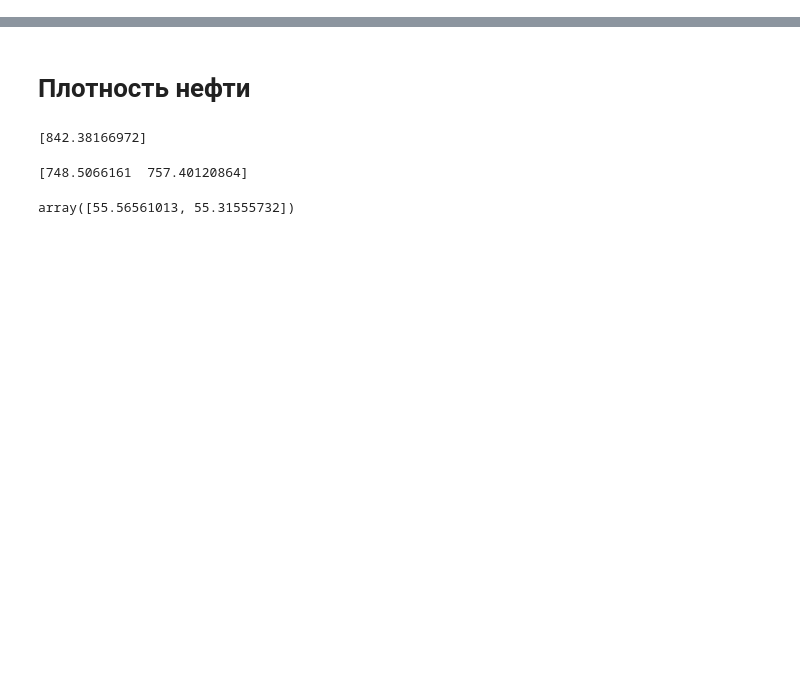
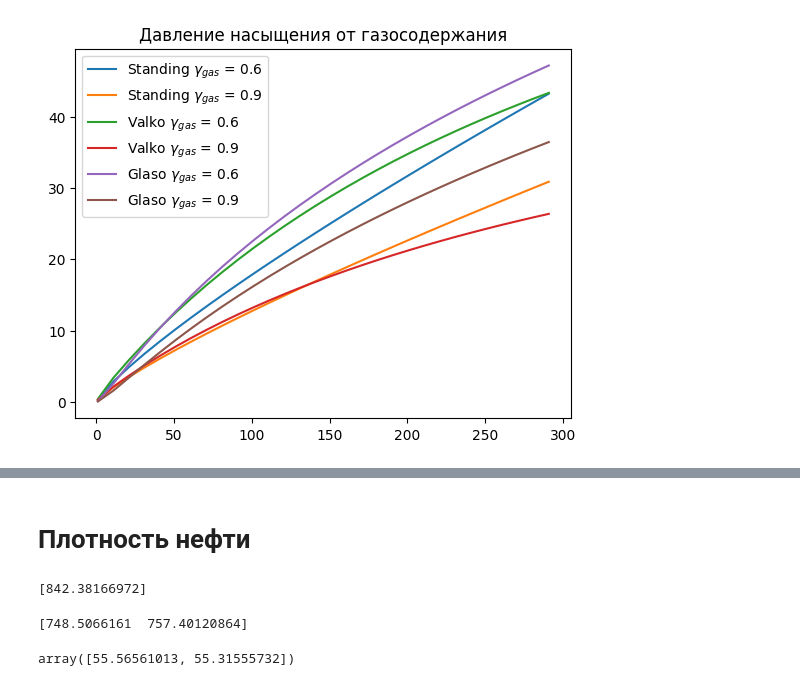
Before and after one commit to unifloc/neftpy, a Jupyter notebook: sandbox/unf_pvt_oil.ipynb, the cells around one changed output, grey strips where cells are left out. Cells and saved outputs as stored; diff of their text form; code cells hidden in the pictures; blank space fills up the shorter version.

```diff
--- a/sandbox/unf_pvt_oil.ipynb
+++ b/sandbox/unf_pvt_oil.ipynb
@@ -8,0 +56,34 @@ import numpy as np
+# %%
+# проверим построение, если все графики заданы как массивы
+
+rsb_set = np.arange(1,300,10)
+t_K_set = np.array([300, 330, 350])
+gamma_gas_set = [0.6, 0.9]
+
+gamma_gas_mesh, rsb_mesh = np.meshgrid(gamma_gas_set, rsb_set)
+gamma_oil_mesh = np.full_like(gamma_gas_mesh, 0.86, dtype=float)
+t_K_mesh = np.full_like(gamma_gas_mesh, 330, dtype=float)
+
+plt.plot(rsb_mesh,
+         pvto.unf_pb_Standing_MPaa(rsb_m3m3=rsb_mesh,
+                                   t_K=t_K_mesh,
+                                   gamma_gas=gamma_gas_mesh,
+                                   gamma_oil=gamma_oil_mesh),
+         label = [f'Standing $\\gamma_{{gas}}$ = {gg}' for gg in gamma_gas_set])
+plt.plot(rsb_mesh,
+         pvto.unf_pb_Valko_MPaa(rsb_m3m3=rsb_mesh,
+                                   t_K=t_K_mesh,
+                                   gamma_gas=gamma_gas_mesh,
+                                   gamma_oil=gamma_oil_mesh),
+         label = [f'Valko $\\gamma_{{gas}}$ = {gg}' for gg in gamma_gas_set])
+plt.plot(rsb_mesh,
+         pvto.unf_pb_Glaso_MPaa(rsb_m3m3=rsb_mesh,
+                                   t_K=t_K_mesh,
+                                   gamma_gas=gamma_gas_mesh,
+                                   gamma_oil=gamma_oil_mesh),
+         label = [f'Glaso $\\gamma_{{gas}}$ = {gg}' for gg in gamma_gas_set])
+plt.title('Давление насыщения от газосодержания')
+plt.legend()
+plt.show()
+# %% [output]
+[figure, added]
```
Also changed, not shown: parts of 9 cells of this notebook, 1 other file.
